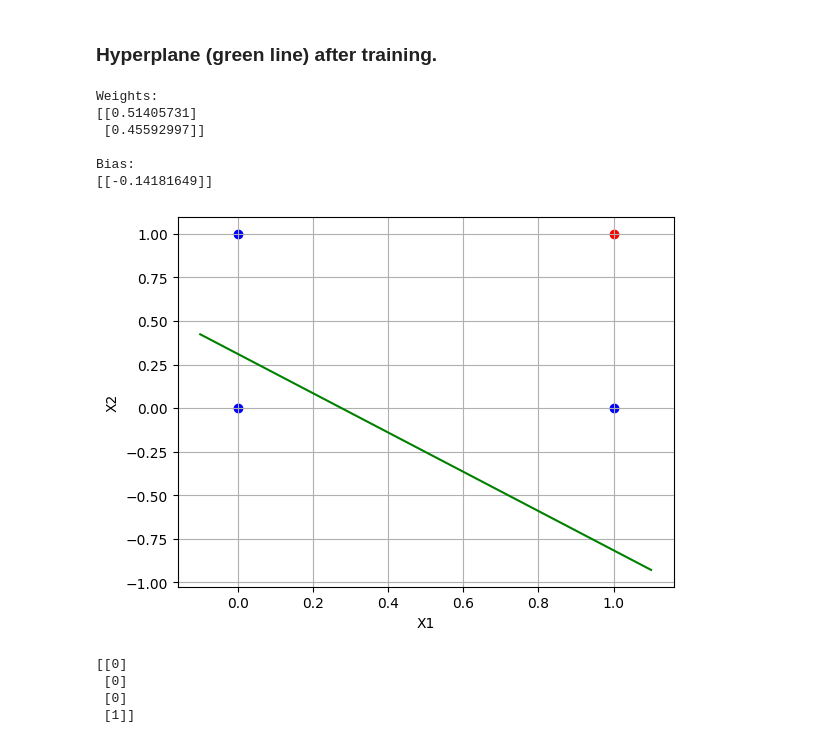
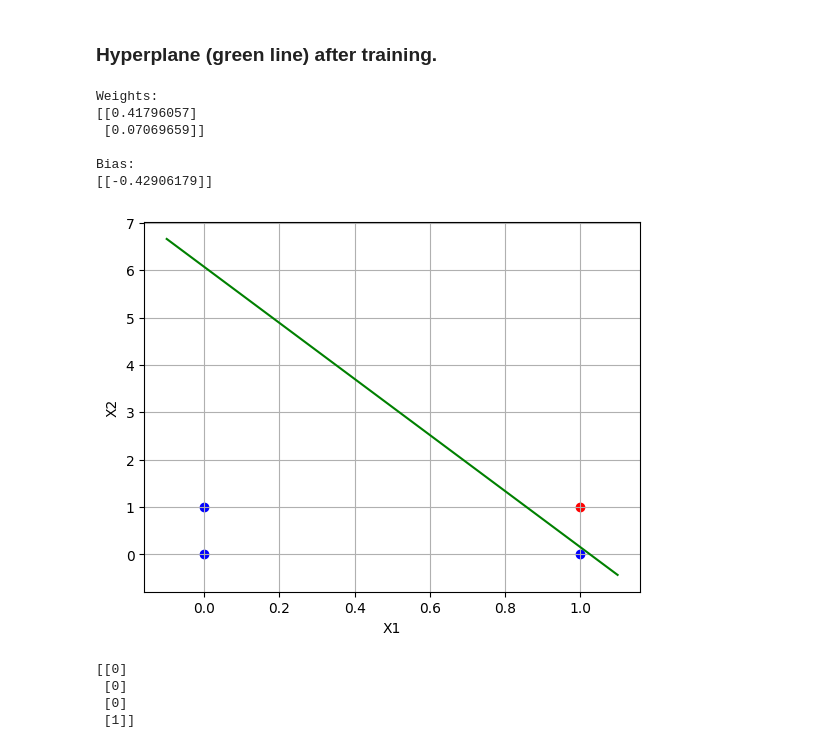
Before and after one commit to raphsenn/ai-notebooks, a Jupyter notebook: perceptron.ipynb, the cells around one changed output. Saved outputs shown, nothing was run; the diff lists cells and outputs as text; code cells hidden in the pictures.

```diff
--- a/perceptron.ipynb
+++ b/perceptron.ipynb
@@ -133,15 +133,15 @@ print(and_gate(X_train))
 ### Variant 2: Handle weights and bias separately
 # %%
 def step(x: np.array) -> np.array:
-    return np.where(x >= 0.5, 1, 0)
+    return np.where(x >= 0.0, 1, 0)
 # %%
 class Perceptron:
     def __init__(self, num_features: int) -> None:
-        self.W = np.random.rand(num_features, 1)
-        self.B = np.random.rand(1, 1)
+        self.w = np.random.rand(num_features, 1)
+        self.b = np.random.rand(1, 1)
 
     def __call__(self, x: np.array) -> int:
-        z = np.dot(x, self.W) + self.B
+        z = np.dot(x, self.w) + self.b
         return step(z)
 
     def train(self, X: np.array, y: np.array, epochs: int = 1, learning_rate: float=0.1, verbose: bool=True) -> None:
@@ -149,21 +149,22 @@ class Perceptron:
             total_loss = 0
             for i in range(len(X)):
                 # Forward pass
-                z = np.dot(X[i:i+1], self.W) + self.B
+                z = np.dot(X[i:i+1], self.w) + self.b
+                a = step(z)
 
                 # Backward pass
-                error = y[i:i+1] - z
-                total_loss += error ** 2
+                error = y[i:i+1] - a
+                total_loss += np.sum(error ** 2)
 
-                dW = 2 * error * X[i:i+1].T
-                dB = 2 * error * 1
+                dw = -2 * error * X[i:i+1].T
+                db = -2 * error
 
                 # Update weights and bias.
-                self.W += learning_rate * dW
-                self.B += learning_rate * dB
+                self.w -= learning_rate * dw
+                self.b -= learning_rate * db
 
             if verbose:
                 if epoch % 1 == 0:
-                    print(f"Epoch: {epoch}\tLoss: {total_loss[0][0]}")
+                    print(f"Epoch: {epoch}\tLoss: {total_loss}")
 # %%
 and_gate = Perceptron(2)
@@ -201,22 +202,22 @@ Epoch: 9        Loss: 0.43054525704413515
 # %% [markdown]
 ### Hyperplane (green line) after training.
 # %%
-print(f"Weights:\n{and_gate.W}\n")
-print(f"Bias:\n{and_gate.B}")
+print(f"Weights:\n{and_gate.w}\n")
+print(f"Bias:\n{and_gate.b}")
 # %% [output]
 Weights:
-[[0.51405731]
- [0.45592997]]
+[[0.41796057]
+ [0.07069659]]
 
 Bias:
-[[-0.14181649]]
+[[-0.42906179]]
 # %%
-W, B = and_gate.W, and_gate.B
+W, B = and_gate.w, and_gate.b
 m, b = -(W[0] / W[1]), -(B[0] / W[1])
 plt.plot(x, linear(x, m, b), color='green')
 plot_data(X_train, y_train)
 # %% [output]
-[figure, old version]
+[figure, new version]
 # %%
 print(and_gate(X_train))
 # %% [output]
```
Also changed, not shown: parts of 8 cells of this notebook, 1 other file.
